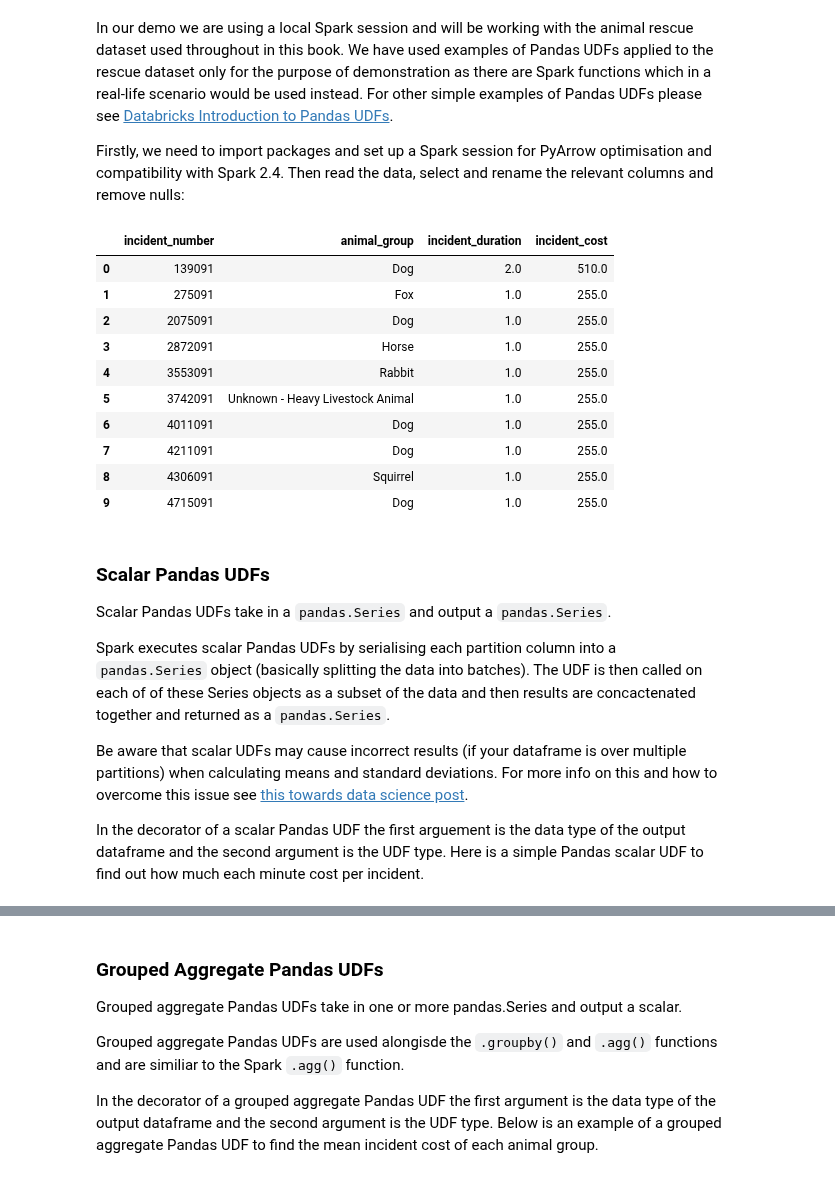
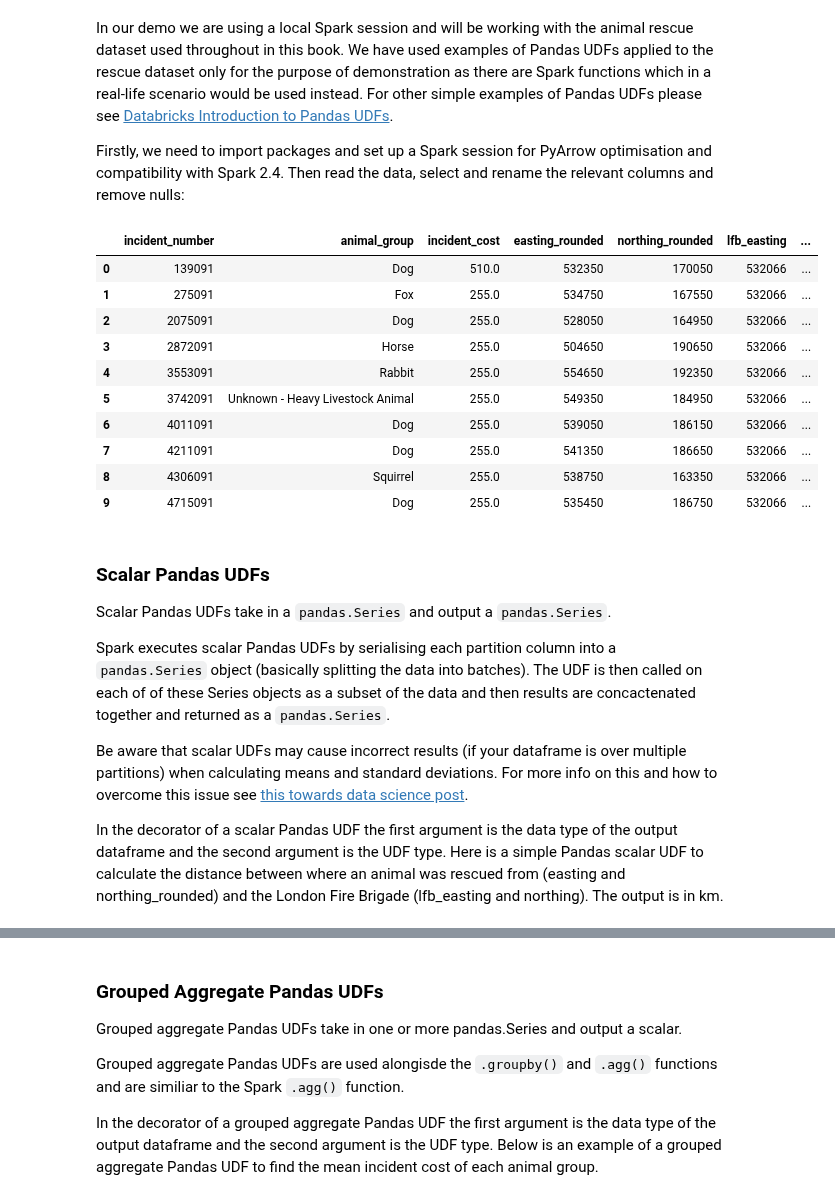
Before and after one commit to best-practice-and-impact/ons-spark, a Jupyter notebook: ons-spark/ancillary-topics/pandas-udfs.ipynb, the cells around one changed output, grey strips where cells are left out. Cells and saved outputs as stored; diff of their text form; code cells hidden in the pictures.

Commit message:
scalar Pandas UDF example changed

```diff
--- a/ons-spark/ancillary-topics/pandas-udfs.ipynb
+++ b/ons-spark/ancillary-topics/pandas-udfs.ipynb
@@ -68,50 +68,54 @@ Firstly, we need to import packages and set up a Spark session for PyArrow optim
 # %%
 import pandas as pd
 from pyspark.sql import SparkSession
 import pyspark.sql.functions as F
 from pyspark.sql.functions import pandas_udf
 import pyspark.sql.types as T
+from pyspark.sql.functions import lit
 
 spark = (SparkSession.builder.master("local[2]")
          .appName("pandas_udfs")
          .config('spark.sql.execution.arrow.enabled', 'true')
          .config('spark.sql.execution.arrow.fallback.enabled', 'true')
          .config('spark.excutorEnv.ARROW_PRE_0_15_IPC_FORMAT', 1)
          .config('spark.workerEnv.ARROW_PRE_0_15_IPC_FORMAT', 1)
          .getOrCreate())
 
 import yaml
 with open("../../config.yaml") as f:
      config = yaml.safe_load(f)
 
-rescue_path_csv = config["rescue_path_csv"]
-rescue = spark.read.csv(rescue_path_csv, header=True, inferSchema=True)
+rescue = spark.read.csv("../data/animal_rescue.csv", header = True, inferSchema=True)
+#rescue_path_csv = config["rescue_path_csv"]
+#rescue = spark.read.csv(rescue_path_csv, header=True, inferSchema=True)
 
-rescue = rescue.withColumn(
-    "IncidentDuration",
-    F.col("PumpHoursTotal") / F.col("PumpCount")
-)
-
+#rescue = rescue.withColumn(
+#    "IncidentDuration",
+#    F.col("PumpHoursTotal") / F.col("PumpCount")
+#)
 rescue = rescue.select(F.col('IncidentNumber').alias('incident_number'),
                        F.col('AnimalGroupParent').alias('animal_group'),
-                       F.col('IncidentDuration').alias('incident_duration'),
-                       F.col('IncidentNotionalCost(£)').alias('incident_cost'))
+                       F.col('IncidentNotionalCost(£)').alias('incident_cost'),
+                       F.col('Easting_rounded').alias('easting_rounded'),
+                       F.col('Northing_rounded').alias('northing_rounded'))
 
-rescue = rescue.filter(F.col('incident_duration').isNotNull())
+rescue = rescue.withColumn('lfb_easting', lit(532066)).withColumn('lfb_northing', lit(180010))
+
+#rescue = rescue.filter(F.col('incident_number').isNotNull())
 
 rescue.limit(10).toPandas()
 # %% [output]
-|  | incident_number | animal_group | incident_duration | incident_cost |
-| 0 | 139091 | Dog | 2.0 | 510.0 |
-| 1 | 275091 | Fox | 1.0 | 255.0 |
-| 2 | 2075091 | Dog | 1.0 | 255.0 |
-| 3 | 2872091 | Horse | 1.0 | 255.0 |
-| 4 | 3553091 | Rabbit | 1.0 | 255.0 |
-| 5 | 3742091 | Unknown - Heavy Livestock Animal | 1.0 | 255.0 |
-| 6 | 4011091 | Dog | 1.0 | 255.0 |
-| 7 | 4211091 | Dog | 1.0 | 255.0 |
-| 8 | 4306091 | Squirrel | 1.0 | 255.0 |
-| 9 | 4715091 | Dog | 1.0 | 255.0 |
+|  | incident_number | animal_group | incident_cost | easting_rounded | northing_rounded | lfb_easting | ... |
+| 0 | 139091 | Dog | 510.0 | 532350 | 170050 | 532066 | ... |
+| 1 | 275091 | Fox | 255.0 | 534750 | 167550 | 532066 | ... |
+| 2 | 2075091 | Dog | 255.0 | 528050 | 164950 | 532066 | ... |
+| 3 | 2872091 | Horse | 255.0 | 504650 | 190650 | 532066 | ... |
+| 4 | 3553091 | Rabbit | 255.0 | 554650 | 192350 | 532066 | ... |
+| 5 | 3742091 | Unknown - Heavy Livestock Animal | 255.0 | 549350 | 184950 | 532066 | ... |
+| 6 | 4011091 | Dog | 255.0 | 539050 | 186150 | 532066 | ... |
+| 7 | 4211091 | Dog | 255.0 | 541350 | 186650 | 532066 | ... |
+| 8 | 4306091 | Squirrel | 255.0 | 538750 | 163350 | 532066 | ... |
+| 9 | 4715091 | Dog | 255.0 | 535450 | 186750 | 532066 | ... |
 # %% [markdown]
 ### Scalar Pandas UDFs
 
@@ -121,4 +125,4 @@ Spark executes scalar Pandas UDFs by serialising each partition column into a `p
 
 Be aware that scalar UDFs may cause incorrect results (if your dataframe is over multiple partitions) when calculating means and standard deviations. For more info on this and how to overcome this issue see [this towards data science post](https://towardsdatascience.com/pyspark-or-pandas-why-not-both-95523946ec7c).
 
-In the decorator of a scalar Pandas UDF the first arguement is the data type of the output dataframe and the second argument is the UDF type. Here is a simple Pandas scalar UDF to find out how much each minute cost per incident.
+In the decorator of a scalar Pandas UDF the first argument is the data type of the output dataframe and the second argument is the UDF type. Here is a simple Pandas scalar UDF to calculate the distance between where an animal was rescued from (easting and northing_rounded) and the London Fire Brigade (lfb_easting and northing). The output is in km.
```
Also changed, not shown: parts of 5 cells of this notebook.
